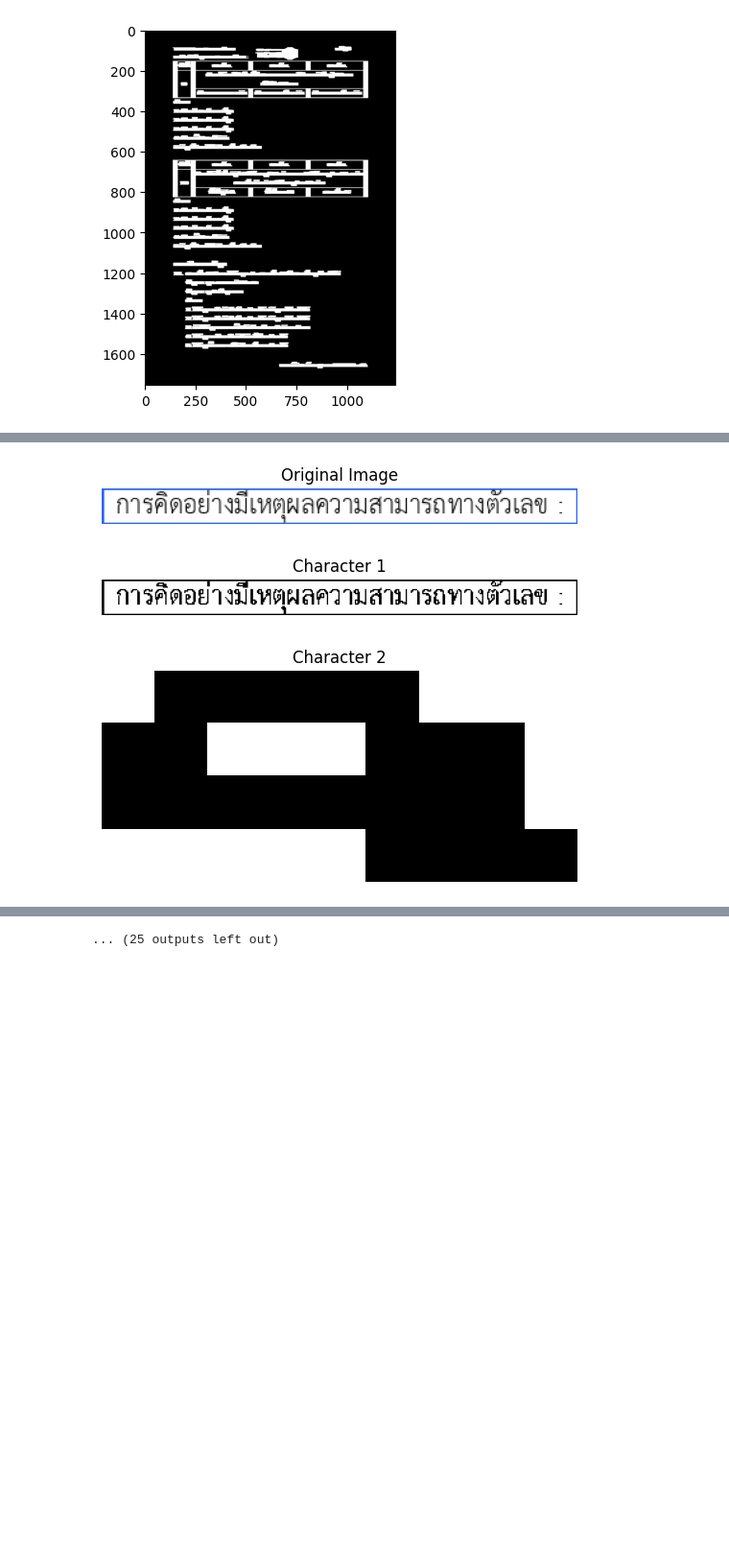
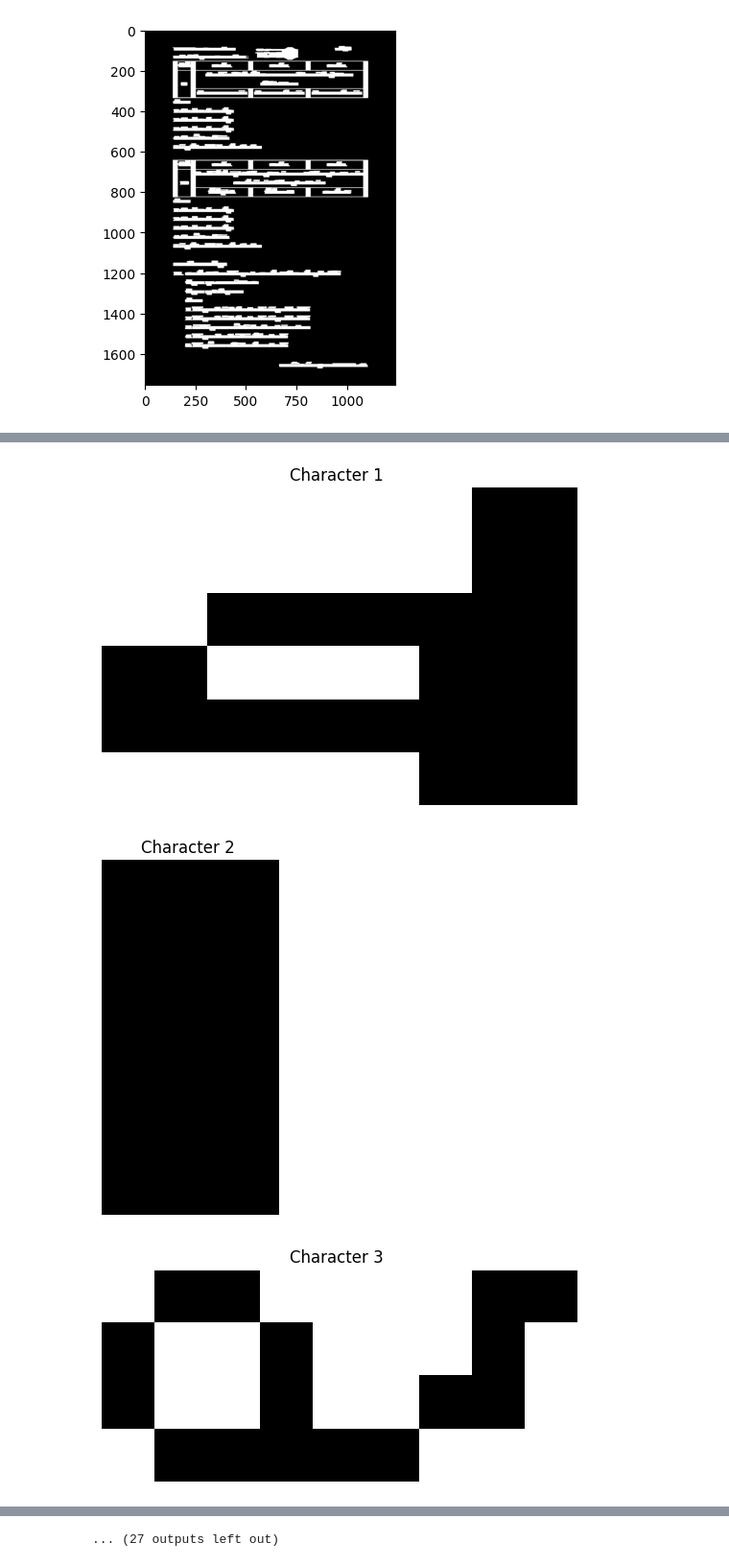
Before and after one commit to DSOECS/DS-OCR, a Jupyter notebook: charactor_segmentation.ipynb, the cells around one changed output, grey strips where cells are left out. Shown at 96% size. Drawn from its saved outputs; the diff is of its cells as text; code cells hidden in the pictures; blank space fills up the shorter version.

```diff
--- a/charactor_segmentation.ipynb
+++ b/charactor_segmentation.ipynb
@@ -43,9 +43,6 @@ cropped_images = []
 
 for ctr in sorted_contours_lines:
     x, y, w, h = cv2.boundingRect(ctr)
-
-    #วาดสี่เหลี่ยมรอบตัวอักษร โดยใช้สี (40, 100, 250) และความหนา 2 pixel
-    cv2.rectangle(img, (x, y), (x+w, y+h), (40, 100, 250), 2)
 
     #เอารูป Original มาตัด
     cropped_region = img[y:y+h, x:x+w]
@@ -145,26 +144,17 @@ def explore_connected_component(binary_image, labels, row, col, label_count):
                binary_image[r, c] == 255 and labels[r, c] == 0:
                 explore_connected_component(binary_image, labels, r, c, label_count)
 # %%
+store = []
 segmented_character = character_segmentation(cropped_thresh[3])
-character = []
-plt.figure()
-plt.imshow(cropped_images[3], cmap='gray')
-plt.title('Original Image')
-plt.axis('off')
-plt.show()
-
-#binarization ตัวอักษร เพื่อทำ datasets ในการ train model
-# การทำความสะอาดข้อมูล: การใช้ binarization บน datasets อาจช่วยในการทำความสะอาดข้อมูล
-#โดยการลดความซับซ้อนของข้อมูลหรือเน้นที่ส่วนที่สนใจของภาพ เช่น ส่วนของตัวอักษรในภาพเพื่อให้โมเดลสามารถเรียนรู้และทำนายได้ดีขึ้น
 
 for i, char_segment in enumerate(segmented_character):
-    character.append(cv2.bitwise_not(char_segment))
+    store.append(cv2.bitwise_not(char_segment))
     plt.figure()
     plt.imshow(cv2.bitwise_not(char_segment), cmap='gray')
-    plt.title(f'Character {i + 1}')
+    plt.title(f'Character {i + 1} ')
     plt.axis('off')
     plt.show()
 # %% [output]
-[figure, old version]
+[figure, new version]
-[figure, old version]
+[figure, new version]
-[figure, old version]
+[figure, new version]
@@ -180 +170 @@ for i, char_segment in enumerate(segmented_character):
-... (25 outputs left out)
+... (27 outputs left out)
```
Also changed, not shown: parts of 6 cells of this notebook.
